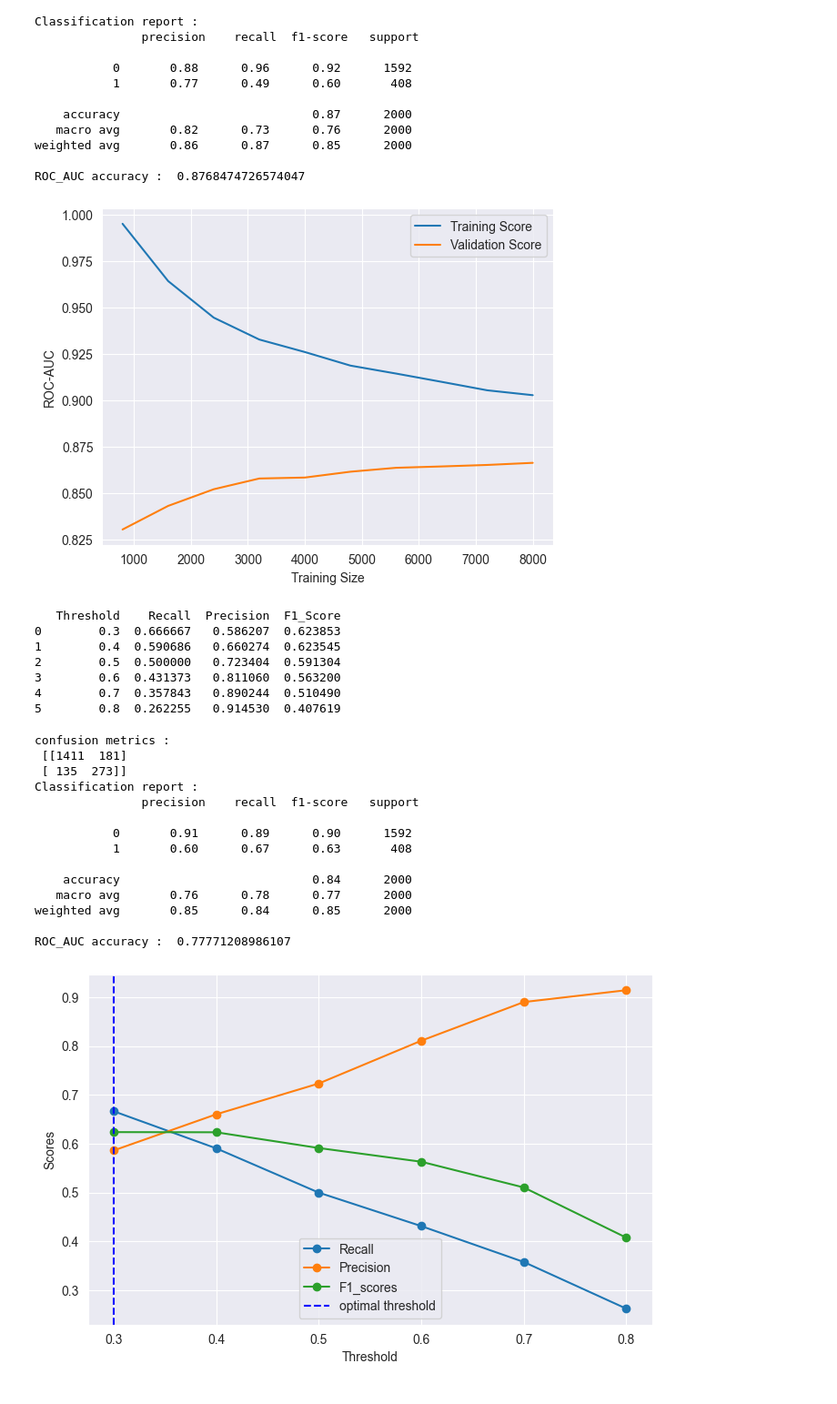
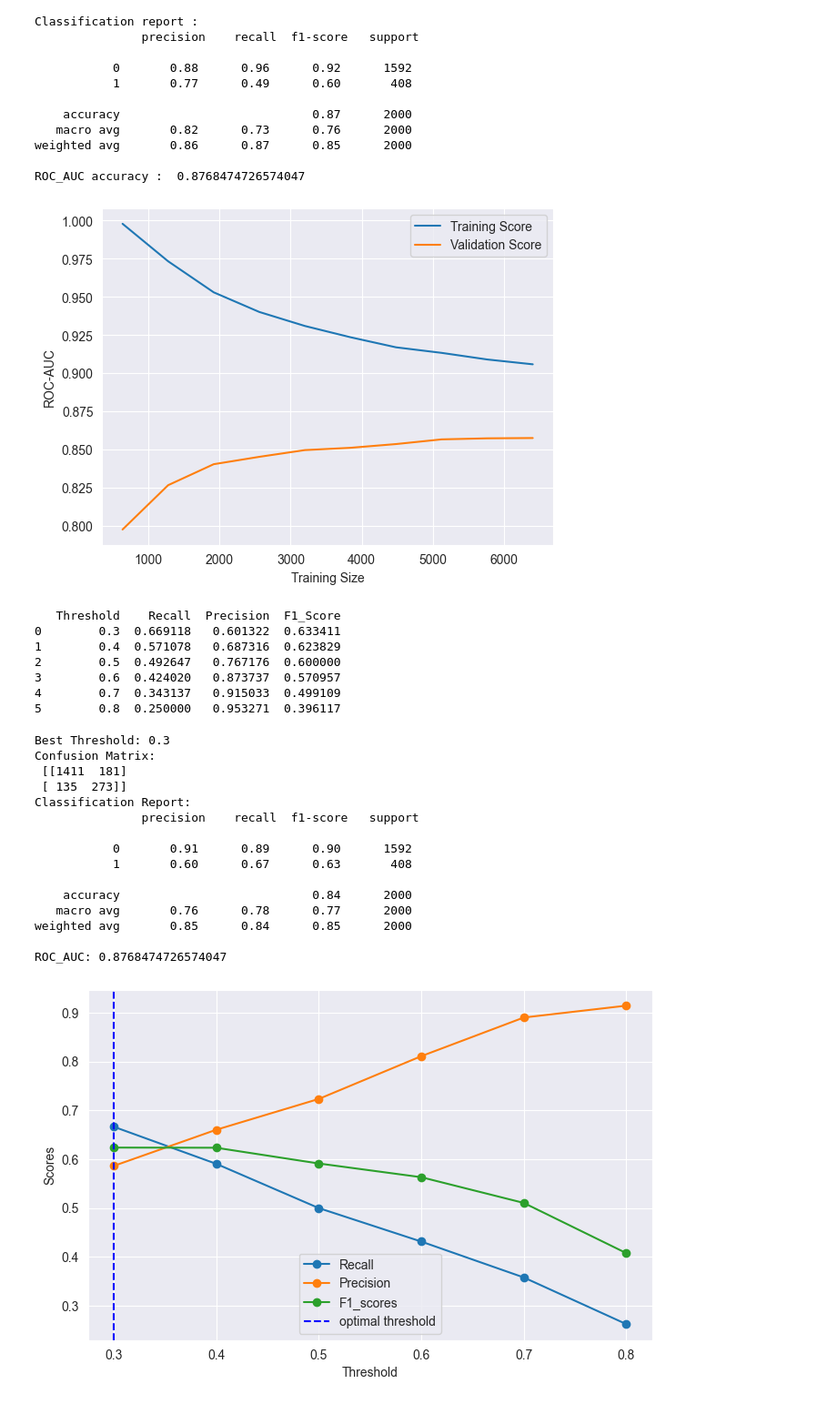
Before and after one commit to Wasima230Sultana/Customer-Churn-Analysis, a Jupyter notebook: Customer-churn.ipynb, the cells around one changed output. Shown at 91% size. Saved outputs shown, nothing was run; the diff lists cells and outputs as text; code cells hidden in the pictures.

```diff
--- a/Customer-churn.ipynb
+++ b/Customer-churn.ipynb
@@ -796,28 +797,28 @@ ROC_AUC accuracy :  0.8768474726574047
 # %%
 train_sizes, train_scores, val_scores = learning_curve(
     estimator=xgb,
-    X=X,
-    y=y,
+    X=X_train,
+    y=y_train,
     cv=5,
     scoring='roc_auc',
     train_sizes=np.linspace(0.1, 1.0, 10),
     random_state=42
 )
 
 # Mean scores
 train_mean = np.mean(train_scores, axis=1)
 val_mean = np.mean(val_scores, axis=1)
 
 # Plot
 plt.plot(train_sizes, train_mean, label="Training Score")
 plt.plot(train_sizes, val_mean, label="Validation Score")
 
 plt.xlabel("Training Size")
 plt.ylabel("ROC-AUC")
 plt.legend()
 plt.show()
 # %% [output]
-[figure, old version]
+[figure, new version]
 # %%
 thresholds = [0.3, 0.4, 0.5, 0.6, 0.7, 0.8]
 t_hold = []
@@ -826,7 +827,7 @@ x_precision=[]
 x_f1 = []
 
 for threshold in thresholds:
-    y_proba_x = (y_proba >= threshold).astype(int)
+    y_proba_x = (y_xgb_proba >= threshold).astype(int)
     t_hold.append(threshold)
     x_recall.append(recall_score(y_test,y_proba_x))
     x_precision.append(precision_score(y_test,y_proba_x))
@@ -843,24 +844,31 @@ x_frame = pd.DataFrame({
 print(x_frame)
 # %% [output]
    Threshold    Recall  Precision  F1_Score
-0        0.3  0.666667   0.586207  0.623853
-1        0.4  0.590686   0.660274  0.623545
-2        0.5  0.500000   0.723404  0.591304
-3        0.6  0.431373   0.811060  0.563200
-4        0.7  0.357843   0.890244  0.510490
-5        0.8  0.262255   0.914530  0.407619
+0        0.3  0.669118   0.601322  0.633411
+1        0.4  0.571078   0.687316  0.623829
+2        0.5  0.492647   0.767176  0.600000
+3        0.6  0.424020   0.873737  0.570957
+4        0.7  0.343137   0.915033  0.499109
+5        0.8  0.250000   0.953271  0.396117
 # %%
-best_threshold = 0.3
-best_y_proba = (y_proba >= 0.3).astype(int)
+# Automatically pick best threshold
+best_threshold = x_frame.iloc[0]['Threshold']
+print("Best Threshold:", best_threshold)
 
-print("confusion metrics : \n",confusion_matrix(y_test,best_y_proba))
-print("Classification report : \n",classification_report(y_test,best_y_proba))
-print("ROC_AUC accuracy : ",roc_auc_score(y_test,best_y_proba))
+# Apply best threshold
+best_y_pred = (y_proba >= best_threshold).astype(int)
+
+print("Confusion Matrix:\n", confusion_matrix(y_test, best_y_pred))
+print("Classification Report:\n", classification_report(y_test, best_y_pred))
+
+# IMPORTANT: ROC-AUC should use probabilities, not binary prediction
+print("ROC_AUC:", roc_auc_score(y_test, y_proba))
 # %% [output]
-confusion metrics :
+Best Threshold: 0.3
+Confusion Matrix:
  [[1411  181]
  [ 135  273]]
-Classification report :
+Classification Report:
                precision    recall  f1-score   support
 
            0       0.91      0.89      0.90      1592
@@ -870,7 +878,7 @@ Classification report :
    macro avg       0.76      0.78      0.77      2000
 weighted avg       0.85      0.84      0.85      2000
 
-ROC_AUC accuracy :  0.77771208986107
+ROC_AUC: 0.8768474726574047
 # %%
 plt.figure(figsize=(8,5))
 plt.plot(thresholds,x_recall,label='Recall',marker='o')
```
Also changed, not shown: parts of 12 cells of this notebook, 4 other files.
